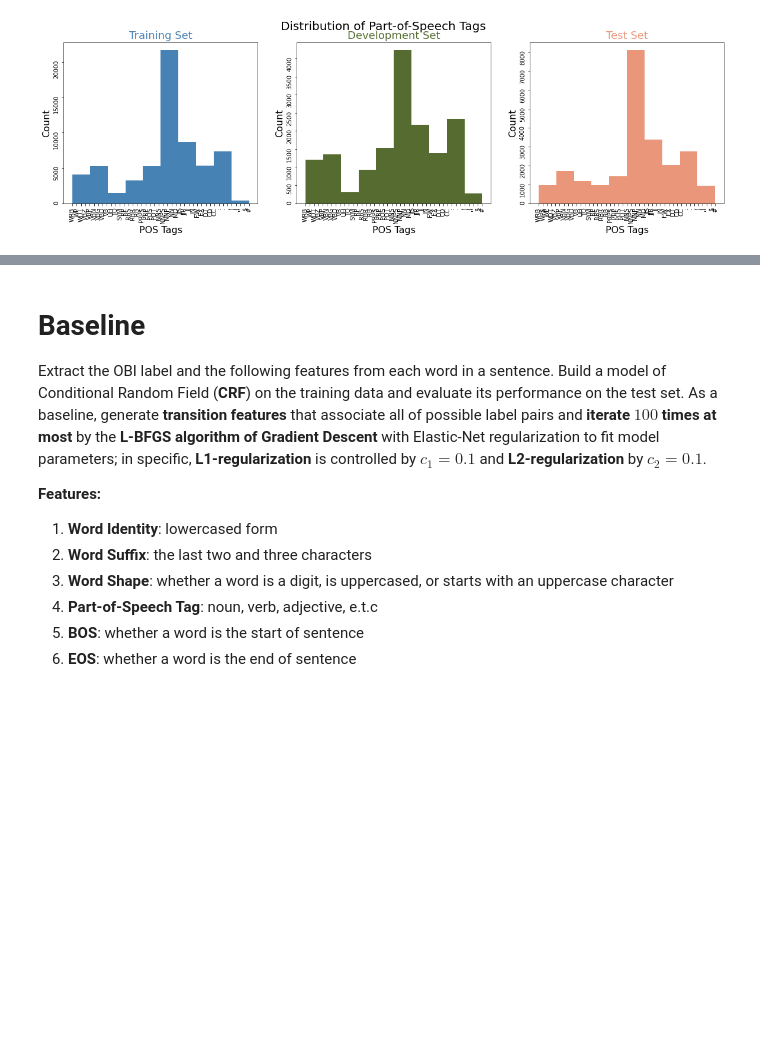
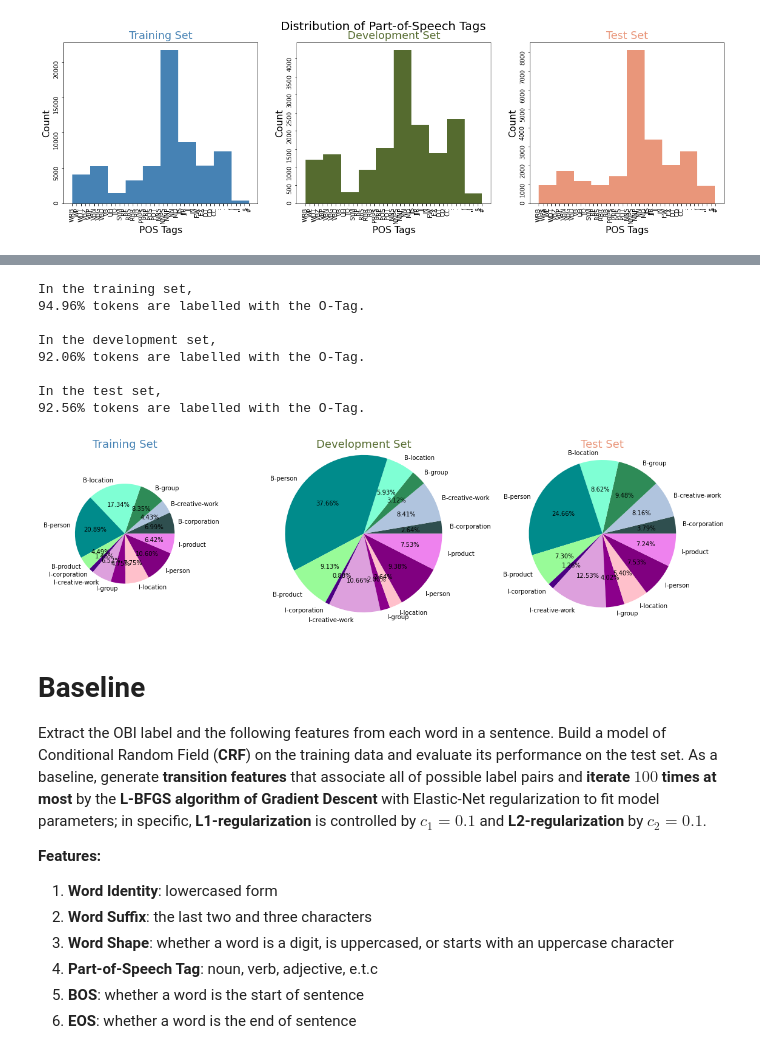
Before and after one commit to PawinData/TM, a Jupyter notebook: TM_A2.ipynb, the cells around one changed output, grey strips where cells are left out. Saved outputs shown, nothing was run; the diff lists cells and outputs as text; code cells hidden in the pictures; blank space fills up the shorter version.

```diff
--- a/TM_A2.ipynb
+++ b/TM_A2.ipynb
@@ -12,10 +12,3 @@ Requirement already satisfied: tqdm>=2.0 in /usr/local/lib/python3.6/dist-packag
 Requirement already satisfied: tabulate in /usr/local/lib/python3.6/dist-packages (from sklearn_crfsuite) (0.8.7)
 Installing collected packages: python-crfsuite, sklearn-crfsuite
 Successfully installed python-crfsuite-0.9.7 sklearn-crfsuite-0.3.6
-# %%
-
-from itertools import chain
-import matplotlib.pyplot as plt
-plt.style.use('ggplot')
-
-import sklearn
@@ -62,0 +60,12 @@ There are 1287 sentences and 23394 words in the test set.
+# %%
+# distribution of sentence length
+fig, axs = plt.subplots(1,3, figsize=(20,5))
+fig.suptitle("Distribution of Sentence Length", fontsize=20)
+for i,(S,C,T) in enumerate(zip([Train_sents,Dev_sents,Test_sents],
+                               ["steelblue","darkolivegreen","darksalmon"],
+                               ["Training Set","Development Set","Test Set"])):
+    axs[i].hist([len(s) for s in S], bins=40, color=C)
+    axs[i].set_title(T, fontsize=18, color=C)
+    axs[i].set_xlabel("Number of Tokens in a Sentence", fontsize=16)
+    axs[i].set_ylabel("Count", fontsize=16)
+plt.show()
@@ -110,3 +107,55 @@ plt.show()
+# %%
+# proportion of O-tags
+def prop_O(data_sents):
+    count_O = sum([np.sum(np.array([c for a,b,c in sentence])=="O") for sentence in data_sents])
+    count_all = sum([len(sentence) for sentence in data_sents])
+    print("{:.2%} tokens are labelled with the O-Tag.\n".format(count_O/count_all))
+
+print("In the training set,")
+prop_O(Train_sents)
+print("In the development set,")
+prop_O(Dev_sents)
+print("In the test set,")
+prop_O(Test_sents)
+
+# distribution of B-Tag and I-Tag
+def count_BI(data_sents):
+    lst = list()
+    for sentence in data_sents:
+        lst.extend([c for a,b,c in sentence])
+    Tags = list(set((lst)))
+    Tags.remove("O")
+    Tags.sort()
+    lst = np.array(lst)
+    COUNT = dict()
+    for tag in Tags:
+        COUNT[tag] = np.sum(lst==tag)
+    return COUNT
+
+CLR = ['darkslategray','lightsteelblue','seagreen','aquamarine','darkcyan','palegreen',
+       'indigo','plum','darkmagenta','pink','purple','violet']
+pic,axes = plt.subplots(1,3, figsize=(20,5))
+#pic.suptitle("Distribution of B-Tag and I-Tag", fontsize=20)
+for i,(S,C,T,r) in enumerate(zip([Train_sents,Dev_sents,Test_sents],
+                                 ["Steelblue","darkolivegreen","darksalmon"],
+                                 ["Training Set","Development Set","Test Set"],
+                                 [0.9496, 0.9206, 0.9256])):
+    data = count_BI(S)
+    axes[i].pie(list(data.values()), labels=tuple(data.keys()),
+                autopct='%1.2f%%', colors=CLR, radius=15*(1-r))
+    axes[i].set_title(T, fontsize=18, color=C)
+    #axes[i].axis('equal')
+plt.show()
+# %% [output]
+In the training set,
+94.96% tokens are labelled with the O-Tag.
+
+In the development set,
+92.06% tokens are labelled with the O-Tag.
+
+In the test set,
+92.56% tokens are labelled with the O-Tag.
+[figure, added]
 # %% [markdown]
 # Baseline
 
```
Also changed, not shown: parts of 20 cells of this notebook.
